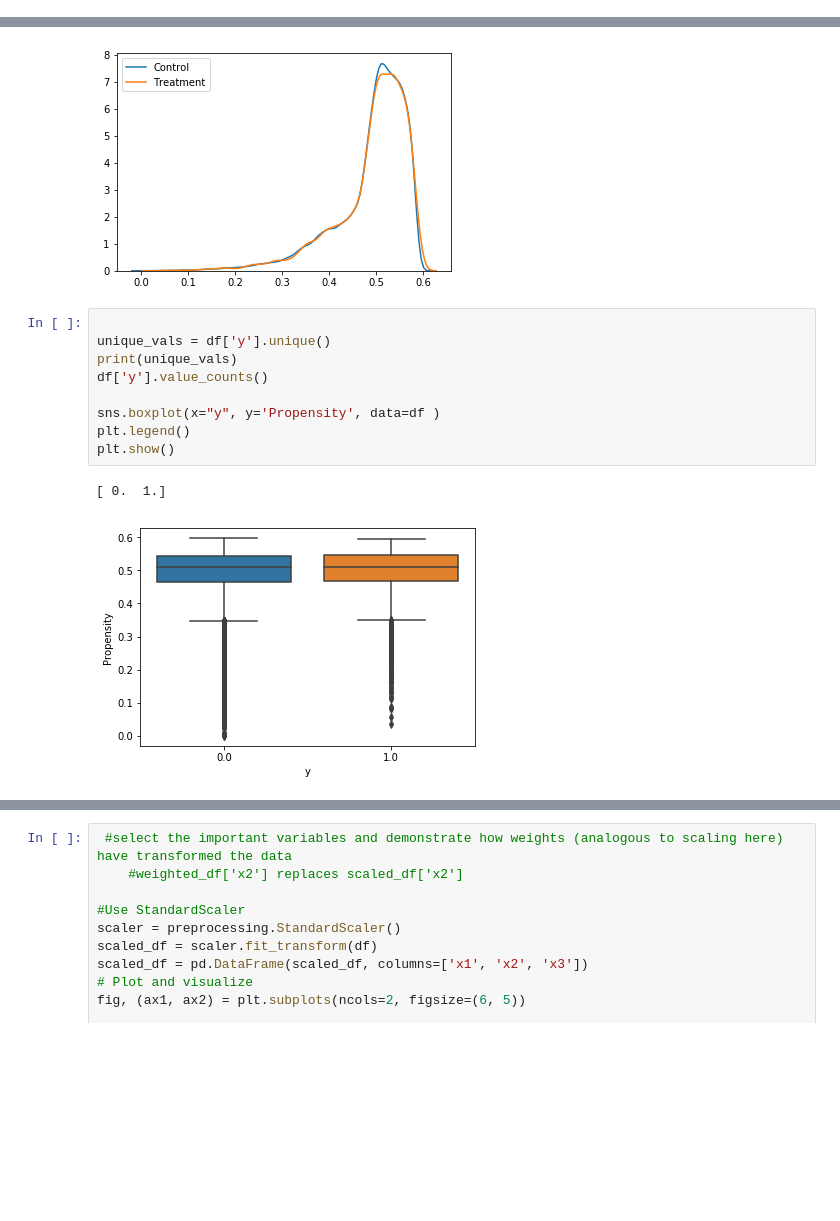
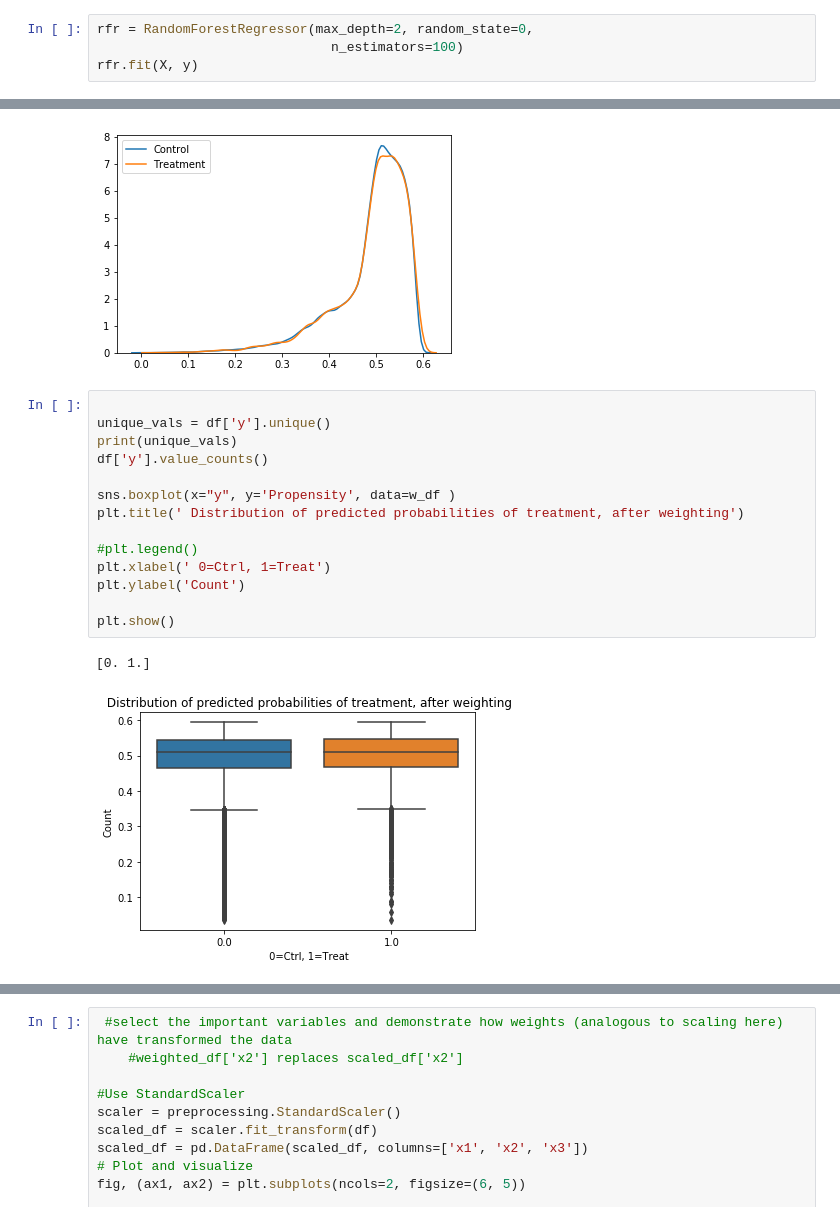
Before and after one commit to ciaranjudge/evaluation_jp, a Jupyter notebook: ModelTesting.ipynb, the cells around one changed output, grey strips where cells are left out. Drawn from its saved outputs; the diff is of its cells as text; blank space fills up the shorter version.

```diff
--- a/ModelTesting.ipynb
+++ b/ModelTesting.ipynb
@@ -419,3 +419,7 @@ plt.show()
 [figure]
 # %% [markdown]
 ## Testing Random forest
+# %%
+rfr = RandomForestRegressor(max_depth=2, random_state=0,
+                              n_estimators=100)
+rfr.fit(X, y)
@@ -764,14 +851,19 @@ plt.show()
 # %%
 
 unique_vals = df['y'].unique()
 print(unique_vals)
 df['y'].value_counts()
 
-sns.boxplot(x="y", y='Propensity', data=df )
-plt.legend()
+sns.boxplot(x="y", y='Propensity', data=w_df )
+plt.title(' Distribution of predicted probabilities of treatment, after weighting')
+
+#plt.legend()
+plt.xlabel(' 0=Ctrl, 1=Treat')
+plt.ylabel('Count')
+
 plt.show()
 # %% [output]
-[ 0.  1.]
+[0. 1.]
-[figure, old version]
+[figure, new version]
 # %%
 
```
Also changed, not shown: parts of 31 cells of this notebook.
